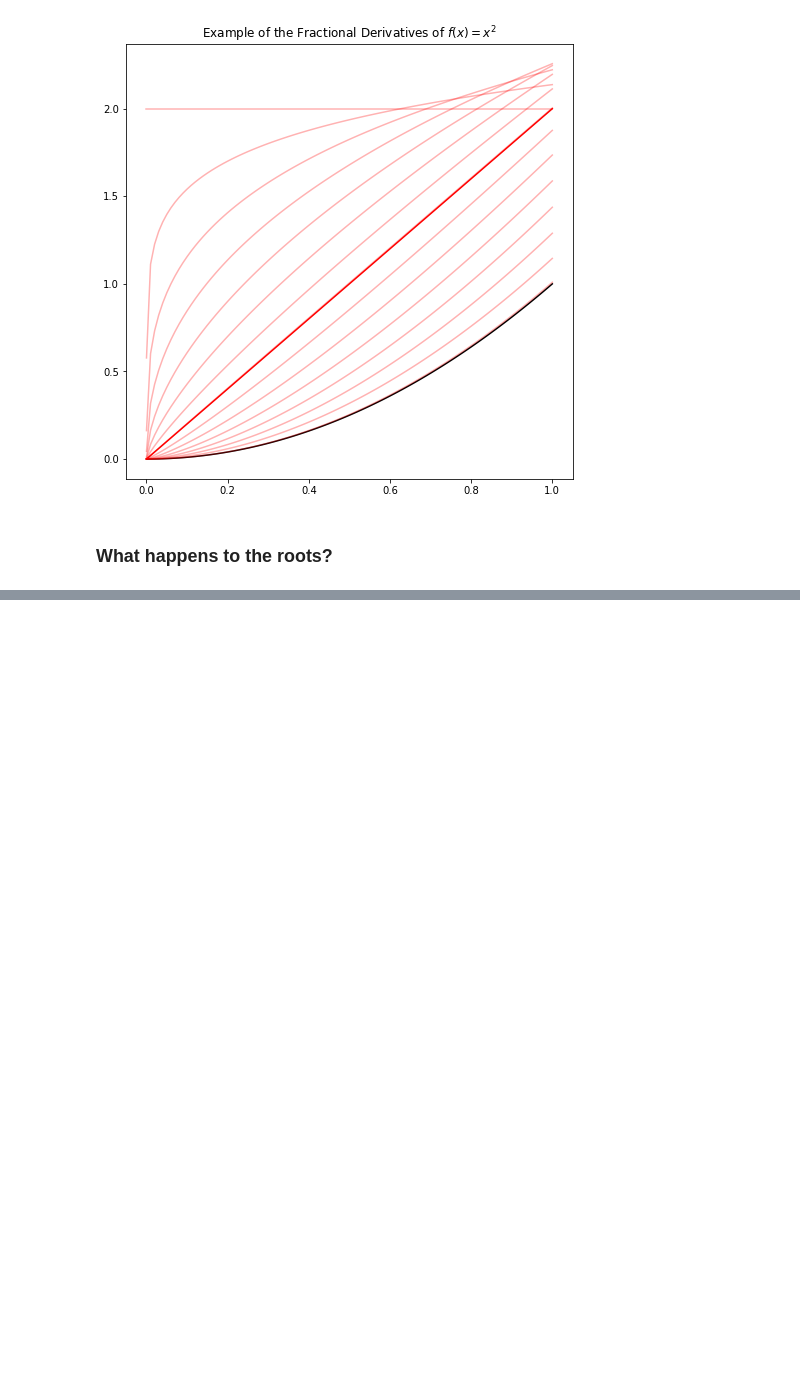
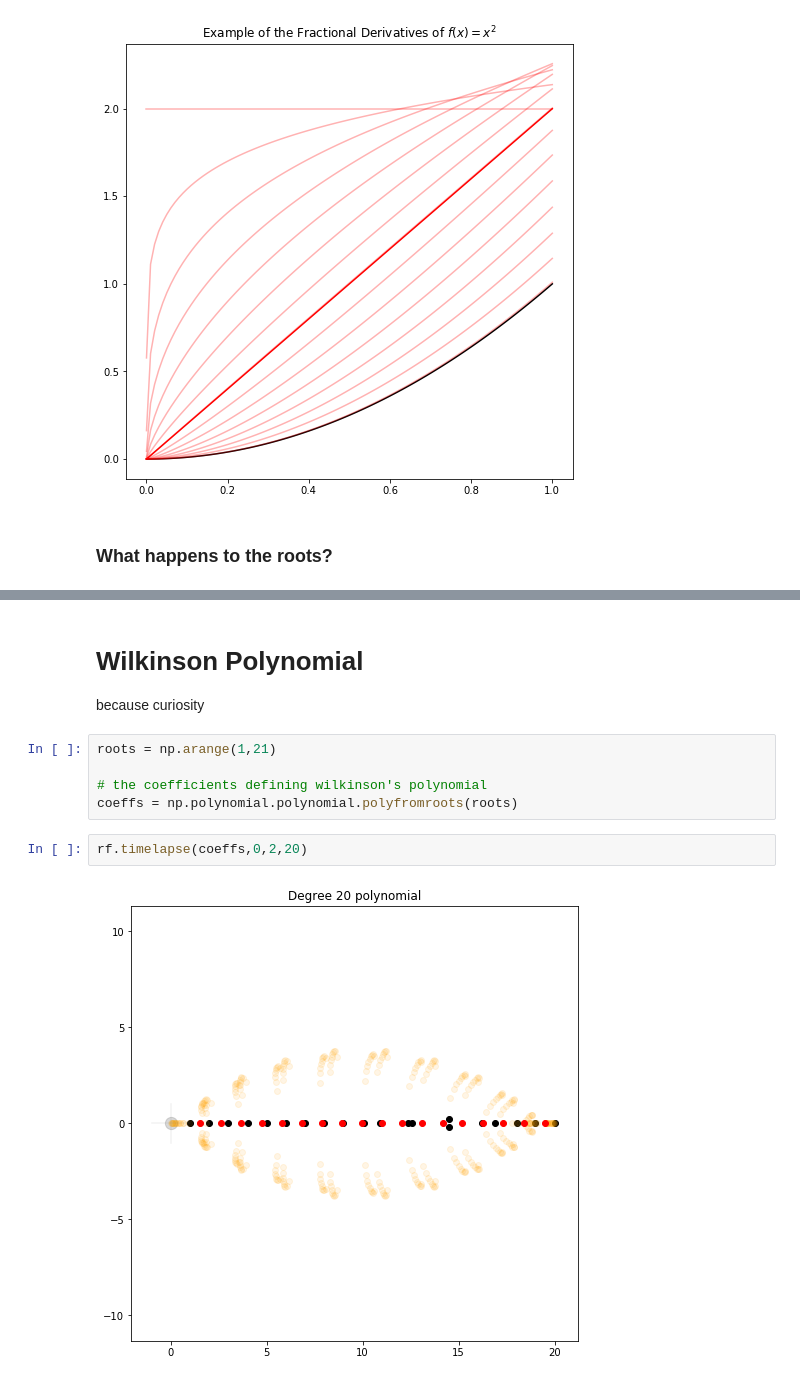
Before and after one commit to dgmiller/polyrand, a Jupyter notebook: Demo.ipynb, the cells around one changed output, grey strips where cells are left out. Saved outputs shown, nothing was run; the diff lists cells and outputs as text; blank space fills up the shorter version.

Commit message:
experimented with wilkinsons polynomial and found an interesting pattern

```diff
--- a/Demo.ipynb
+++ b/Demo.ipynb
@@ -74 +74,14 @@ TypeError: 'Text' object is not iterable
 [figure]
+# %% [markdown]
+# Wilkinson Polynomial
+
+because curiosity
+# %%
+roots = np.arange(1,21)
+
+# the coefficients defining wilkinson's polynomial
+coeffs = np.polynomial.polynomial.polyfromroots(roots)
+# %%
+rf.timelapse(coeffs,0,2,20)
+# %% [output]
+[figure, added]
```
Also changed, not shown: parts of 12 cells of this notebook, 1 other file.
